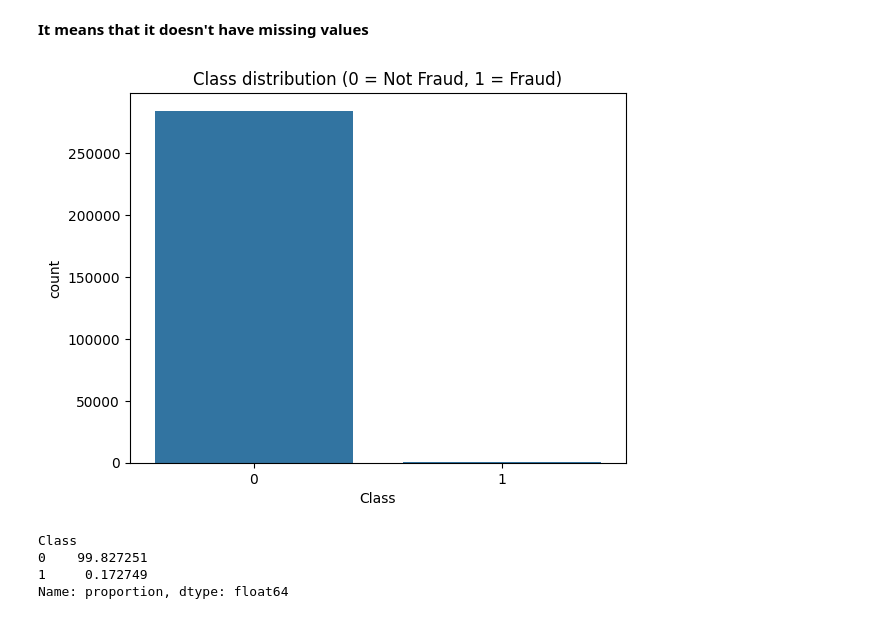
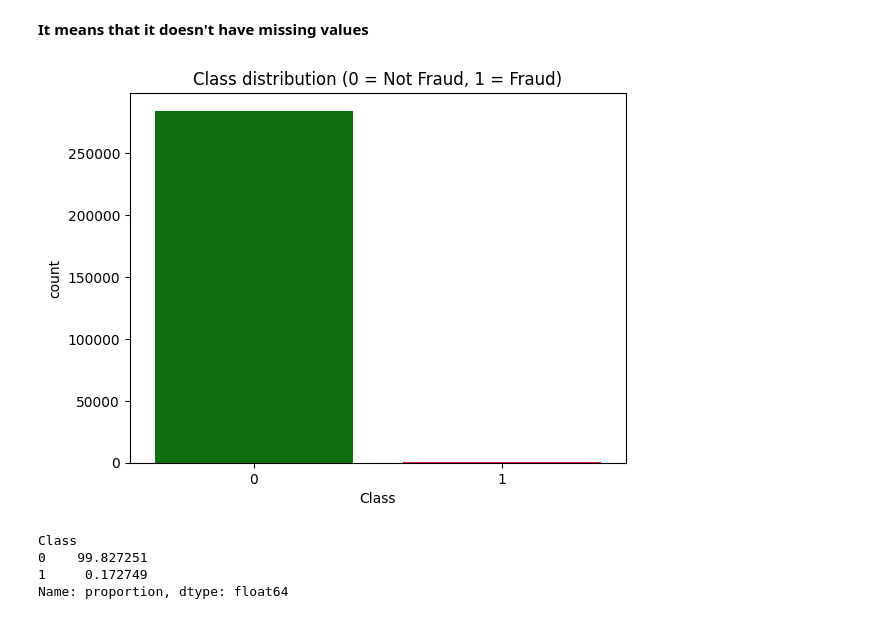
Before and after one commit to Shahanashirin-k/CREDIT_CARD-FRAUD_DETECTION, a Jupyter notebook: CCFD_v6.ipynb, the cells around one changed output. Saved outputs shown, nothing was run; the diff lists cells and outputs as text; code cells hidden in the pictures.

```diff
--- a/CCFD_v6.ipynb
+++ b/CCFD_v6.ipynb
@@ -109,11 +109,11 @@ df_C.describe()
 # %% [markdown]
 **It means that it doesn't have missing values**
 # %%
-sns.countplot(x='Class', data=df_C)
+sns.countplot(x='Class', data=df_C, palette={'0': 'green', '1': 'red'})
 plt.title('Class distribution (0 = Not Fraud, 1 = Fraud)')
 plt.show()
 # %% [output]
-[figure, old version]
+[figure, new version]
 # %%
 # Percentage of fraud cases'
 fraud_percentage = df_C['Class'].value_counts(normalize=True) * 100
```
Also changed, not shown: parts of 29 cells of this notebook.
